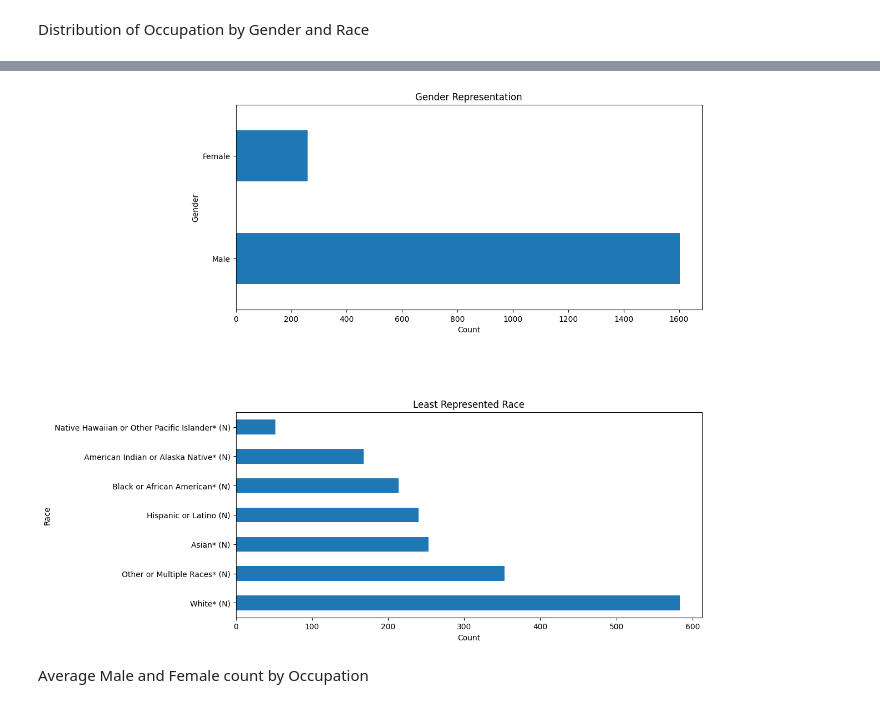
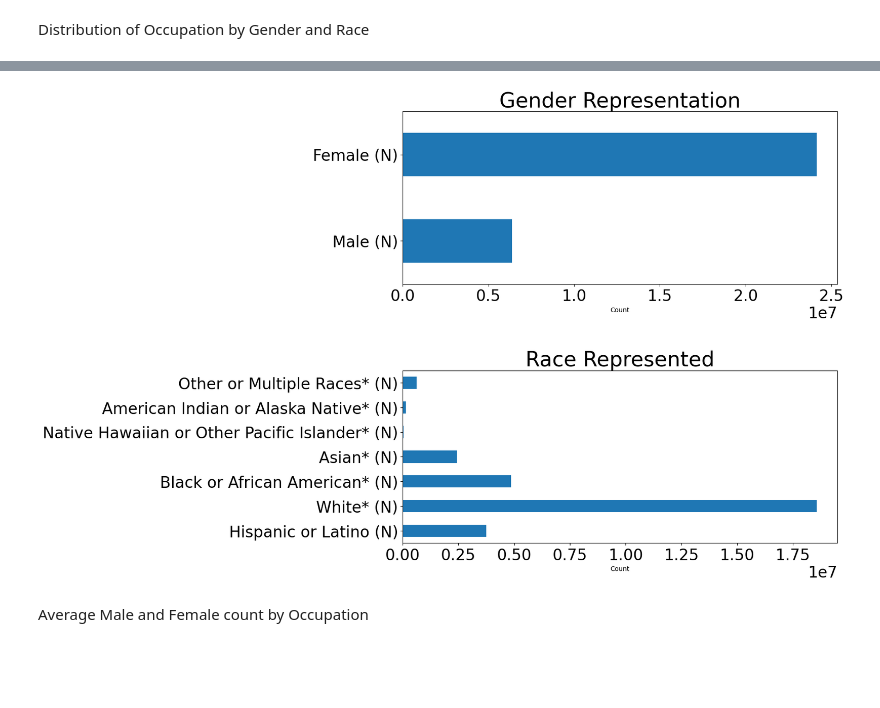
Before and after one commit to BTExpress1/healthCareAccess, a Jupyter notebook: notebooks/Capstone_Two.ipynb, the cells around one changed output, grey strips where cells are left out. Cells and saved outputs as stored; diff of their text form; code cells hidden in the pictures; blank space fills up the shorter version.

```diff
--- a/notebooks/Capstone_Two.ipynb
+++ b/notebooks/Capstone_Two.ipynb
@@ -284,6 +294,5 @@ First, create a new column for gender
 Second, Create a column for race
 # %%
-#New column for Gender
-#ahrf_data = ahrf_data.assign(Gender=ahrf_data['Male (N)'].fillna(ahrf_data['Female (N)']))
-ahrf_data['Gender'] = ahrf_data.apply(lambda row: None if pd.isnull(row['Male (N)']) and pd.isnull(row['Female (N)']) else
-                            (1 if pd.notnull(row['Male (N)']) else 2), axis=1)
+#Gender count
+gender_count = ahrf_data[['Male (N)','Female (N)']].sum()
+gender_count
@@ -290,9 +303,8 @@ ahrf_data['Gender'] = ahrf_data.apply(lambda row: None if pd.isnull(row['Male (N
 # %%
-#New Column for Race - least represented
+#Race representation count
 race_col_names = ['Hispanic or Latino (N)', 'White* (N)',
        'Black or African American* (N)', 'Asian* (N)',
        'Native Hawaiian or Other Pacific Islander* (N)',
        'American Indian or Alaska Native* (N)', 'Other or Multiple Races* (N)']
-#Find the Race with the smallest representation
-ahrf_data['Race'] = ahrf_data.apply(lambda row: (min((col for col in race_col_names if pd.notnull(row[col])),
-                                             key=lambda x: row[x], default=None)), axis=1)
+#Find the Race representation
+race_counts = ahrf_data[race_col_names].sum()
@@ -317,34 +311,30 @@ selected_cols
 # %%
 #Create two subplots on 2 row and 1 columns with a figsize of (12, 12)
 fig, ax = plt.subplots(2,1, figsize=(12,12))
 #Specify a horizontal barplot ('barh') as kind of plot (kind=)
 #ahrf_data.Gender.value_counts().plot(kind='barh', ax=ax[0])
-ahrf_data.Gender.replace({1: "Male", 2: "Female"}).value_counts().plot(kind='barh', ax=ax[0])
+gender_count.plot(kind='barh', ax=ax[0])
 #plt.subplots_adjust(left=0.2)
 #Give the plot a helpful title of 'Gender Representation'
 ax[0].set_title('Gender Representation')
 #Label the xaxis 'Count'
 ax[0].set_xlabel('Count')
 #Specify a horizontal barplot ('barh') as kind of plot (kind=)
-#ahrf_data.Race.replace({1: 'Hispanic or Latino (N)', 2:'White* (N)',
-#       3:'Black or African American* (N)', 4:'Asian* (N)',
-#       5:'Native Hawaiian or Other Pacific Islander* (N)',
-#       6:'American Indian or Alaska Native* (N)', 7:'Other or Multiple Races* (N)'}).value_counts().plot(kind='barh', ax=ax[1])
-ahrf_data.Race.value_counts().plot(kind='barh', ax=ax[1])
+race_counts.plot(kind='barh', ax=ax[1])
 #Give the plot a helpful title of 'Least Represented Race'
-ax[1].set_title('Least Represented Race')
+ax[1].set_title('Race Represented')
 #Label the xaxis 'Count'
 ax[1].set_xlabel('Count')
 
 
 #Give the subplots a little "breathing room" with a hpace of 0.5
 #plt.subplots_adjust(wspace=0.5);
 plt.subplots_adjust(hspace=0.5);
 #You're encouraged to explore a few different figure sizes, orientations, and spacing here
 # as the importance of easy-to-read and informative figures is frequently understated
 # and you will find the ability to tweak figures invaluable later on
 # %% [output]
-[figure, old version]
+[figure, new version]
 # %% [markdown]
 Average Male and Female count by Occupation
 # %%
```
Also changed, not shown: parts of 39 cells of this notebook.
